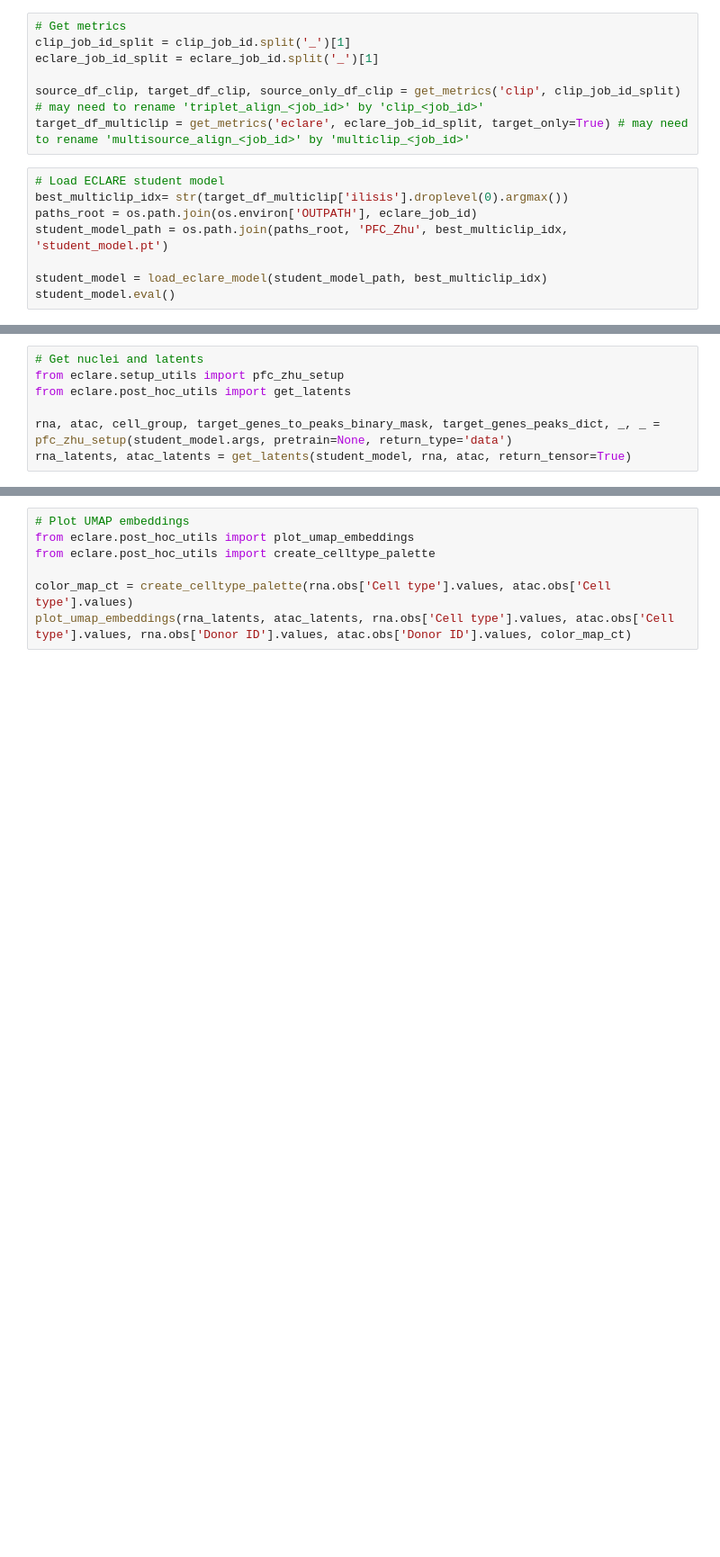
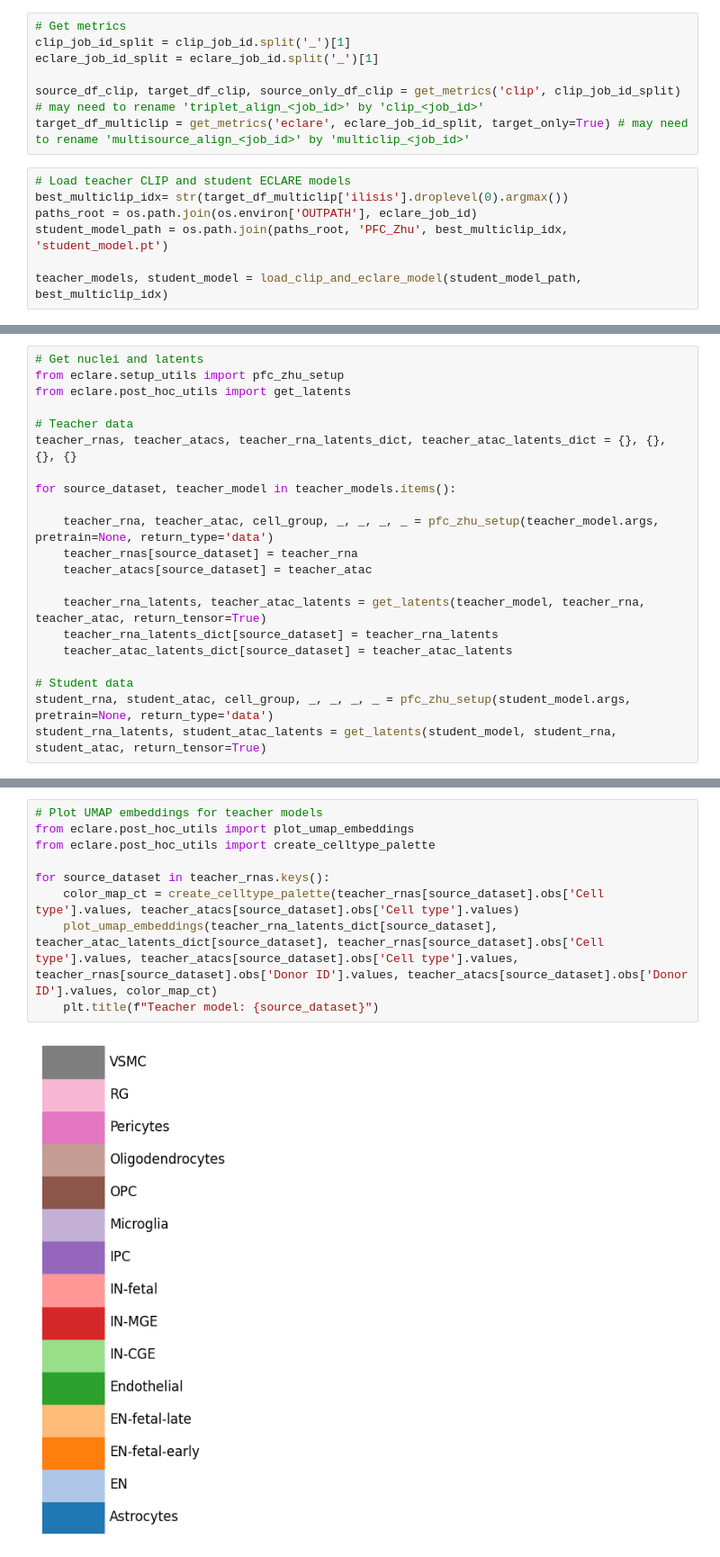
Before and after one commit to li-lab-mcgill/ECLARE, a Jupyter notebook: sample_analysis.ipynb, the cells around one changed output, grey strips where cells are left out. Shown at 90% size. Cells and saved outputs as stored; diff of their text form; blank space fills up the shorter version.

```diff
--- a/sample_analysis.ipynb
+++ b/sample_analysis.ipynb
@@ -451,10 +508,9 @@ eclare_job_id_split = eclare_job_id.split('_')[1]
 source_df_clip, target_df_clip, source_only_df_clip = get_metrics('clip', clip_job_id_split)   # may need to rename 'triplet_align_<job_id>' by 'clip_<job_id>'
 target_df_multiclip = get_metrics('eclare', eclare_job_id_split, target_only=True) # may need to rename 'multisource_align_<job_id>' by 'multiclip_<job_id>'
 # %%
-# Load ECLARE student model
+# Load teacher CLIP and student ECLARE models
 best_multiclip_idx= str(target_df_multiclip['ilisis'].droplevel(0).argmax())
 paths_root = os.path.join(os.environ['OUTPATH'], eclare_job_id)
 student_model_path = os.path.join(paths_root, 'PFC_Zhu', best_multiclip_idx, 'student_model.pt')
 
-student_model = load_eclare_model(student_model_path, best_multiclip_idx)
-student_model.eval()
+teacher_models, student_model = load_clip_and_eclare_model(student_model_path, best_multiclip_idx)
@@ -463,5 +523,19 @@ student_model.eval()
 from eclare.setup_utils import pfc_zhu_setup
 from eclare.post_hoc_utils import get_latents
 
-rna, atac, cell_group, target_genes_to_peaks_binary_mask, target_genes_peaks_dict, _, _ = pfc_zhu_setup(student_model.args, pretrain=None, return_type='data')
-rna_latents, atac_latents = get_latents(student_model, rna, atac, return_tensor=True)
+# Teacher data
+teacher_rnas, teacher_atacs, teacher_rna_latents_dict, teacher_atac_latents_dict = {}, {}, {}, {}
+
+for source_dataset, teacher_model in teacher_models.items():
+
+    teacher_rna, teacher_atac, cell_group, _, _, _, _ = pfc_zhu_setup(teacher_model.args, pretrain=None, return_type='data')
+    teacher_rnas[source_dataset] = teacher_rna
+    teacher_atacs[source_dataset] = teacher_atac
+
+    teacher_rna_latents, teacher_atac_latents = get_latents(teacher_model, teacher_rna, teacher_atac, return_tensor=True)
+    teacher_rna_latents_dict[source_dataset] = teacher_rna_latents
+    teacher_atac_latents_dict[source_dataset] = teacher_atac_latents
+
+# Student data
+student_rna, student_atac, cell_group, _, _, _, _ = pfc_zhu_setup(student_model.args, pretrain=None, return_type='data')
+student_rna_latents, student_atac_latents = get_latents(student_model, student_rna, student_atac, return_tensor=True)
@@ -468,7 +546,11 @@ rna_latents, atac_latents = get_latents(student_model, rna, atac, return_tensor=
 # %%
-# Plot UMAP embeddings
+# Plot UMAP embeddings for teacher models
 from eclare.post_hoc_utils import plot_umap_embeddings
 from eclare.post_hoc_utils import create_celltype_palette
 
-color_map_ct = create_celltype_palette(rna.obs['Cell type'].values, atac.obs['Cell type'].values)
-plot_umap_embeddings(rna_latents, atac_latents, rna.obs['Cell type'].values, atac.obs['Cell type'].values, rna.obs['Donor ID'].values, atac.obs['Donor ID'].values, color_map_ct)
+for source_dataset in teacher_rnas.keys():
+    color_map_ct = create_celltype_palette(teacher_rnas[source_dataset].obs['Cell type'].values, teacher_atacs[source_dataset].obs['Cell type'].values)
+    plot_umap_embeddings(teacher_rna_latents_dict[source_dataset], teacher_atac_latents_dict[source_dataset], teacher_rnas[source_dataset].obs['Cell type'].values, teacher_atacs[source_dataset].obs['Cell type'].values, teacher_rnas[source_dataset].obs['Donor ID'].values, teacher_atacs[source_dataset].obs['Donor ID'].values, color_map_ct)
+    plt.title(f"Teacher model: {source_dataset}")
+# %% [output]
+[figure, added]
```
Also changed, not shown: parts of 14 cells of this notebook, 2 other files.
